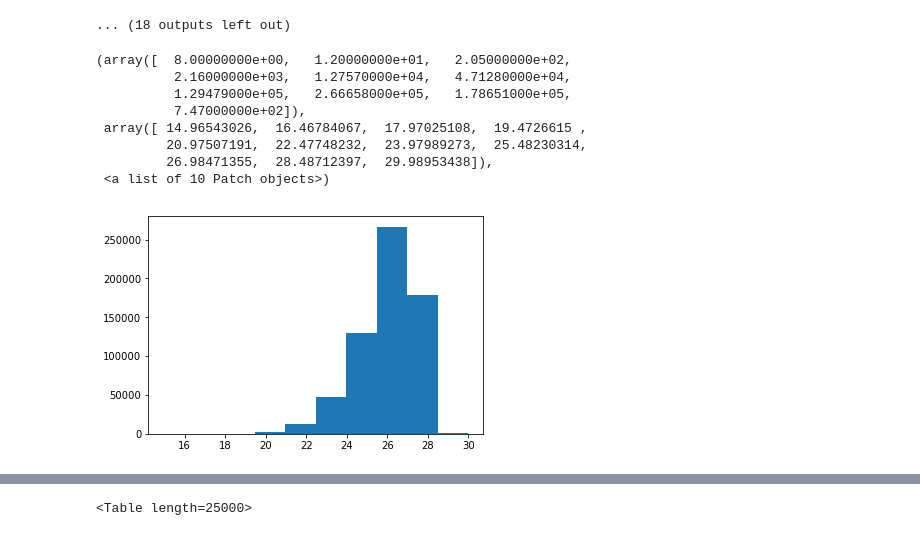
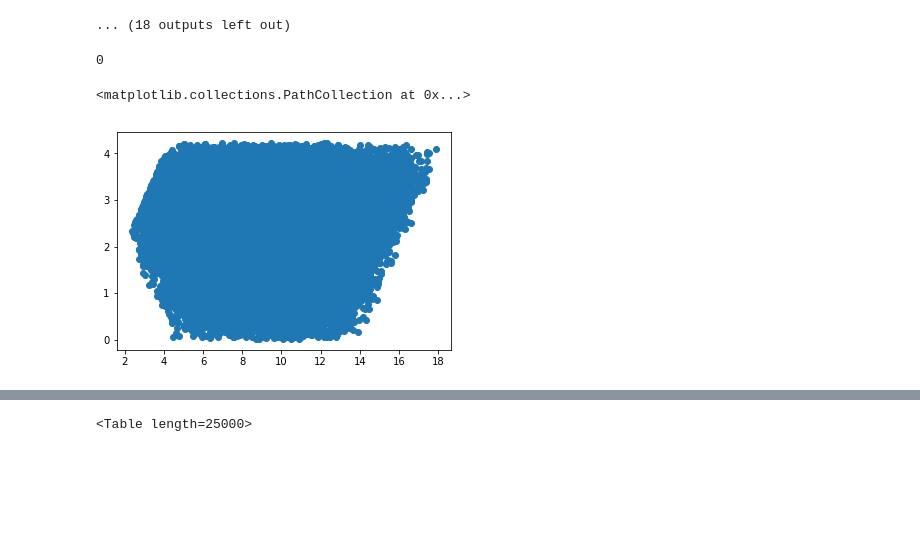
Before and after one commit to sowmyakth/NN_blend, a Jupyter notebook: notebooks/multilayer_cnn.ipynb, the cells around one changed output, grey strips where cells are left out. Saved outputs shown, nothing was run; the diff lists cells and outputs as text; code cells hidden in the pictures; blank space fills up the shorter version.

Commit message:
added additional check to make sure galaxy at central is the desired training output

```diff
--- a/notebooks/multilayer_cnn.ipynb
+++ b/notebooks/multilayer_cnn.ipynb
@@ -157,20 +157,20 @@ plot_preds(pred, X_val, Y_val)
 [figure]
 ... (18 outputs left out)
 # %%
-catdir = '/global/homes/s/sowmyak/blending'
-fname = os.path.join(catdir, 'data', 'wldeb_data',
-                     'OneDegSq.fits')
+catdir = '/global/cscratch1/sd/sowmyak/'
+fname = os.path.join(catdir, 'training_data',
+                     'gal_pair_catalog.fits')
 cat = Table.read(fname, format='fits')
-a = np.hypot(cat['a_d'], cat['a_b'])
-cond = (a <= 1.2) & (a > 0.2)
-plt.hist(cat[cond]['i_ab'])
-# %% [output]
-(array([  8.00000000e+00,   1.20000000e+01,   2.05000000e+02,
-          2.16000000e+03,   1.27570000e+04,   4.71280000e+04,
-          1.29479000e+05,   2.66658000e+05,   1.78651000e+05,
-          7.47000000e+02]),
- array([ 14.96543026,  16.46784067,  17.97025108,  19.4726615 ,
-         20.97507191,  22.47748232,  23.97989273,  25.48230314,
-         26.98471355,  28.48712397,  29.98953438]),
- <a list of 10 Patch objects>)
-[figure, removed]
+# %%
+    ds = np.hypot(cat['dx'], cat['dy'])
+    q, = np.where(ds[:49000] >= ds[49000:])
+# %%
+len(q)
+# %% [output]
+0
+# %%
+plt.scatter(ds[:49000],
+            ds[49000:])
+# %% [output]
+<matplotlib.collections.PathCollection at 0x...>
+[figure, added]
```
Also changed, not shown: parts of 12 cells of this notebook, 2 other files.
